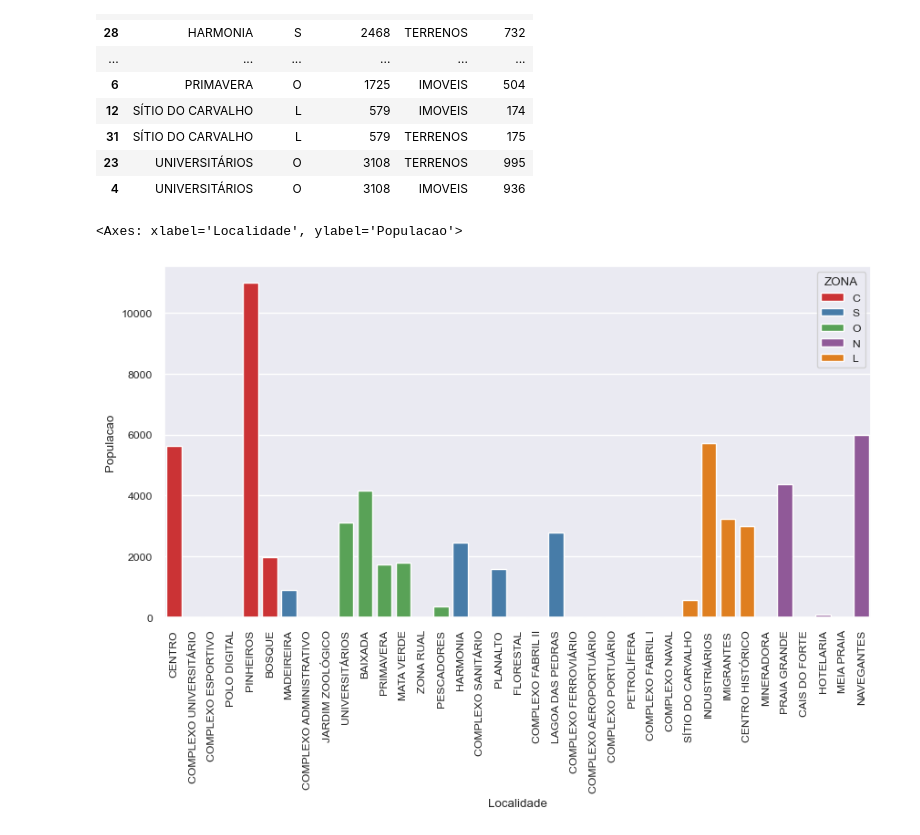
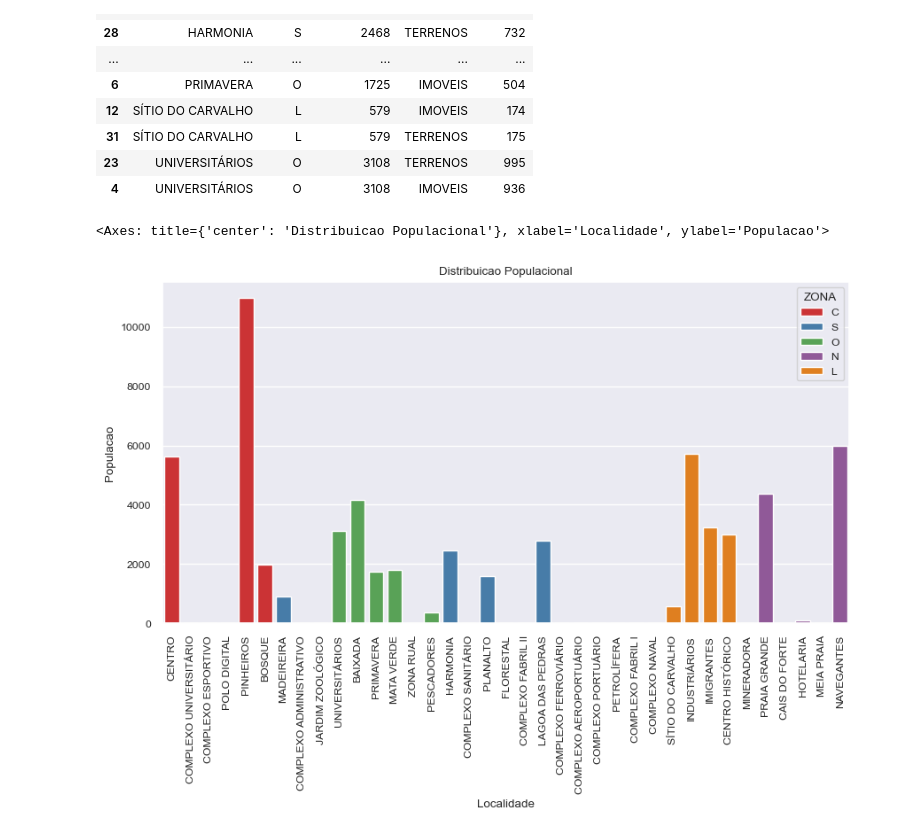
Before and after one commit to thiagodacosta85/WebSys_Virtualha, a Jupyter notebook: dataAnalysis/pythonScripts/localidades/analise_localidades.ipynb, the cells around one changed output. Drawn from its saved outputs; the diff is of its cells as text; code cells hidden in the pictures.

```diff
--- a/dataAnalysis/pythonScripts/localidades/analise_localidades.ipynb
+++ b/dataAnalysis/pythonScripts/localidades/analise_localidades.ipynb
@@ -207,11 +211,12 @@ df_ocupacao_habitacional
 # %%
 # chart distribuicao populacional
 plt.figure(figsize=(10,5))
 plt.xticks(rotation=90)
+plt.title("Distribuicao Populacional")
 plt.xlabel("Localidade")
 plt.ylabel("Populacao")
 sns.set_theme(style='darkgrid', palette="Set1", font='sans-serif', font_scale=0.8)
 sns.barplot(data=df_localidades, x="NOME", y="POPULACAO", hue="ZONA")
 # %% [output]
-<Axes: xlabel='Localidade', ylabel='Populacao'>
+<Axes: title={'center': 'Distribuicao Populacional'}, xlabel='Localidade', ylabel='Populacao'>
-[figure, old version]
+[figure, new version]
```
Also changed, not shown: parts of 11 cells of this notebook, 2 other files.
